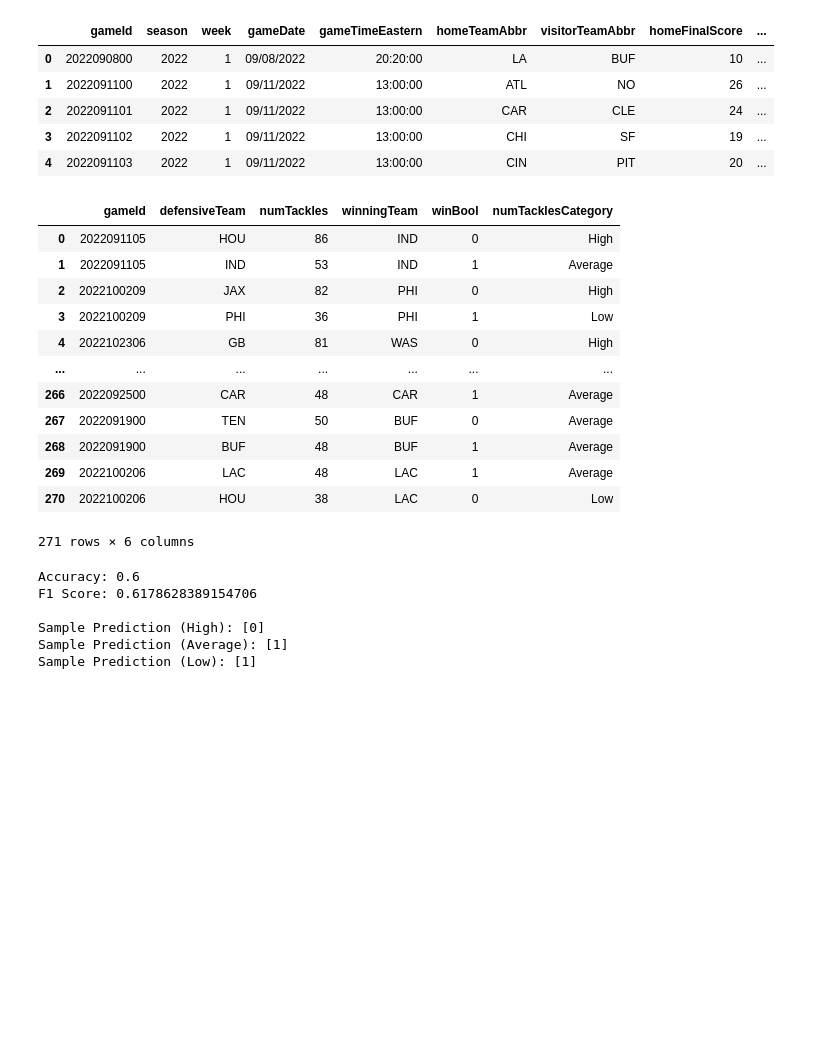
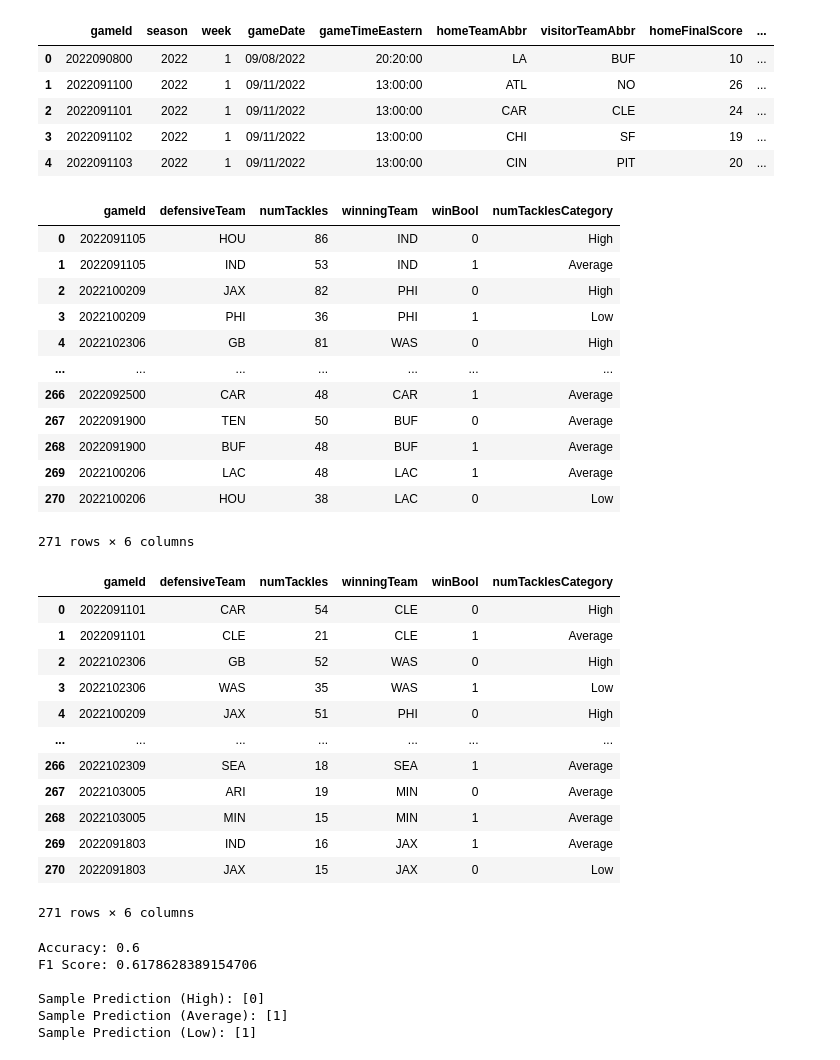
Before and after one commit to sesh9096/csci4502project, a Jupyter notebook: src/tackle_relevance_to_wins.ipynb, the cells around one changed output. Saved outputs shown, nothing was run; the diff lists cells and outputs as text; code cells hidden in the pictures; blank space fills up the shorter version.

Commit message:
Added missed tackles as a predictor of victory

```diff
--- a/src/tackle_relevance_to_wins.ipynb
+++ b/src/tackle_relevance_to_wins.ipynb
@@ -80,11 +80,19 @@ team_tackles = team_tackles[['gameId', 'tackle', 'assist', 'possessionTeam', 'de
 successful_tackles = team_tackles[(team_tackles['tackle'] == 1) |
                                   ((team_tackles['tackle'] == 0) & (team_tackles['assist'] == 1))]
 
+# Filtering for unsuccessful tackles only
+unsuccessful_tackles = team_tackles[(team_tackles['tackle'] == 0) |
+                                    ((team_tackles['tackle'] == 0) & (team_tackles['assist'] == 0))]
+
 # Getting counts of successful tackles by game and team
 successful_tackle_count = successful_tackles.value_counts(['gameId', 'defensiveTeam'])
 successful_tackle_count = successful_tackle_count.to_frame().reset_index()
 successful_tackle_count = successful_tackle_count.rename(columns={0: 'numTackles'})
-successful_tackle_count
+
+# Getting counts of unsuccessful tackles by game and team
+unsuccessful_tackle_count = unsuccessful_tackles.value_counts(['gameId', 'defensiveTeam'])
+unsuccessful_tackle_count = unsuccessful_tackle_count.to_frame().reset_index()
+unsuccessful_tackle_count = unsuccessful_tackle_count.rename(columns={0: 'numTackles'})
 
 ###############################
 # PART 2 - Getting Game Victors
@@ -100,35 +108,56 @@ game_victors = games[['gameId', 'winningTeam']]
 # Merging
 successful_tackle_count = successful_tackle_count.merge(game_victors,
                                                         left_on='gameId', right_on='gameId')
+unsuccessful_tackle_count = unsuccessful_tackle_count.merge(game_victors,
+                                                            left_on='gameId', right_on='gameId')
 
 # Getting boolean column for winning team
 successful_tackle_count['winBool'] = np.where((successful_tackle_count['defensiveTeam'] ==
                                                successful_tackle_count['winningTeam']), 1, 0)
+unsuccessful_tackle_count['winBool'] = np.where((successful_tackle_count['defensiveTeam'] ==
+                                                 successful_tackle_count['winningTeam']), 1, 0)
 
 ####################
 # PART 3 - Bucketing
 ####################
 
 # Bucketing 'numTackles' into categories
 num_tackles_sorting_conditions = [(pd.to_numeric(successful_tackle_count['numTackles']) > 61),
                                   (pd.to_numeric(successful_tackle_count['numTackles']) <= 61) & (pd.to_numeric(successful_tackle_count['numTackles']) >= 45),
                                   (pd.to_numeric(successful_tackle_count['numTackles']) < 45)]
 num_tackles_sorting_values = ['High', 'Average', 'Low']
 successful_tackle_count['numTacklesCategory'] = np.select(num_tackles_sorting_conditions, num_tackles_sorting_values,
                                                   default="")
-successful_tackle_count
+unsuccessful_tackle_count['numTacklesCategory'] = np.select(num_tackles_sorting_conditions, num_tackles_sorting_values,
+                                                            default="")
+
+display(successful_tackle_count)
+display(unsuccessful_tackle_count)
 # %% [output]
 |  | gameId | defensiveTeam | numTackles | winningTeam | winBool | numTacklesCategory |
 | 0 | 2022091105 | HOU | 86 | IND | 0 | High |
 | 1 | 2022091105 | IND | 53 | IND | 1 | Average |
 | 2 | 2022100209 | JAX | 82 | PHI | 0 | High |
 | 3 | 2022100209 | PHI | 36 | PHI | 1 | Low |
 | 4 | 2022102306 | GB | 81 | WAS | 0 | High |
 | ... | ... | ... | ... | ... | ... | ... |
 | 266 | 2022092500 | CAR | 48 | CAR | 1 | Average |
 | 267 | 2022091900 | TEN | 50 | BUF | 0 | Average |
 | 268 | 2022091900 | BUF | 48 | BUF | 1 | Average |
 | 269 | 2022100206 | LAC | 48 | LAC | 1 | Average |
 | 270 | 2022100206 | HOU | 38 | LAC | 0 | Low |
 271 rows × 6 columns
+|  | gameId | defensiveTeam | numTackles | winningTeam | winBool | numTacklesCategory |
+| 0 | 2022091101 | CAR | 54 | CLE | 0 | High |
+| 1 | 2022091101 | CLE | 21 | CLE | 1 | Average |
+| 2 | 2022102306 | GB | 52 | WAS | 0 | High |
+| 3 | 2022102306 | WAS | 35 | WAS | 1 | Low |
+| 4 | 2022100209 | JAX | 51 | PHI | 0 | High |
+| ... | ... | ... | ... | ... | ... | ... |
+| 266 | 2022102309 | SEA | 18 | SEA | 1 | Average |
+| 267 | 2022103005 | ARI | 19 | MIN | 0 | Average |
+| 268 | 2022103005 | MIN | 15 | MIN | 1 | Average |
+| 269 | 2022091803 | IND | 16 | JAX | 1 | Average |
+| 270 | 2022091803 | JAX | 15 | JAX | 0 | Low |
+271 rows × 6 columns
 # %%
```
Also changed, not shown: parts of 2 cells of this notebook.
